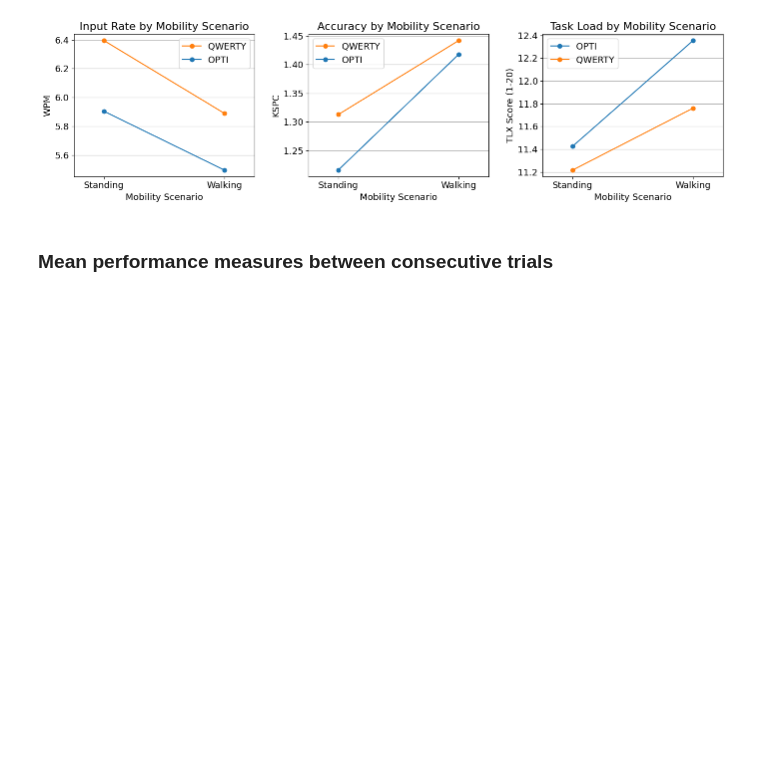
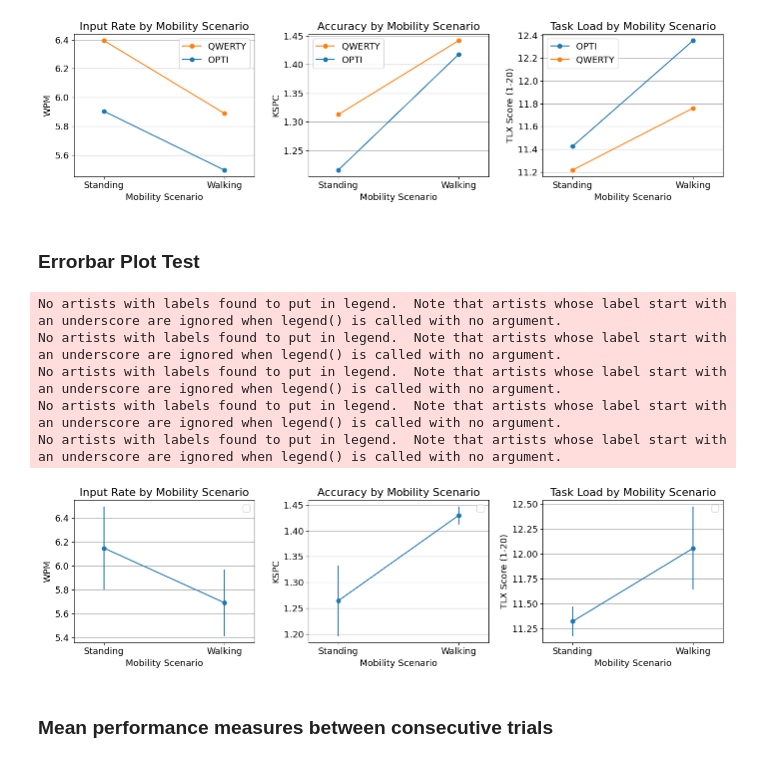
Before and after one commit to bromanoff/TipTopTyping, a Jupyter notebook: analysis/plots/plots.ipynb, the cells around one changed output. Cells and saved outputs as stored; diff of their text form; code cells hidden in the pictures; blank space fills up the shorter version.

```diff
--- a/analysis/plots/plots.ipynb
+++ b/analysis/plots/plots.ipynb
@@ -174,6 +174,47 @@ plt.subplots_adjust(wspace=0.3)
 plt.show()
 # %% [output]
 [figure]
+# %% [markdown]
+### Errorbar Plot Test
+# %%
+fig, axes = plt.subplots(nrows=1, ncols=3, figsize=(14, 4))
+
+# Iterate through each value item ('WPM', 'KSPC', 'TLXw')
+for i, value_item in enumerate(['WPM', 'KSPC', 'TLXw']):
+    # Plot lines for each Layout
+    axes[i].errorbar(mobile_pivot.index, mobile_pivot[value_item].mean(axis=1), yerr=mobile_pivot[value_item].std(axis=1), marker='o', linestyle='-')
+
+    axes[i].set_title(f'{title_keywords[i]} by Mobility Scenario')
+    axes[i].set_xlabel('Mobility Scenario')
+    axes[i].set_ylabel(value_item)
+
+    x_values = range(len(mobile_pivot.index))
+    x_labels = mobile_pivot.index
+    axes[i].set_xticks(x_values)
+    axes[i].set_xticklabels(x_labels)  # Adjust rotation for better visibility
+
+    axes[i].grid(axis='y')
+
+    axes[i].set_xlim(x_values[0] - 0.25, x_values[-1] + 0.25)
+
+    axes[i].legend(title=None)
+
+# Adjustments
+axes[0].legend(reverse=True)
+axes[1].legend(reverse=True)
+axes[2].set_ylabel("TLX Score (1-20)")
+plt.tight_layout()
+plt.subplots_adjust(wspace=0.3)
+
+# Show the plot
+plt.show()
+# %% [output]
+No artists with labels found to put in legend.  Note that artists whose label start with an underscore are ignored when legend() is called with no argument.
+No artists with labels found to put in legend.  Note that artists whose label start with an underscore are ignored when legend() is called with no argument.
+No artists with labels found to put in legend.  Note that artists whose label start with an underscore are ignored when legend() is called with no argument.
+No artists with labels found to put in legend.  Note that artists whose label start with an underscore are ignored when legend() is called with no argument.
+No artists with labels found to put in legend.  Note that artists whose label start with an underscore are ignored when legend() is called with no argument.
+[figure, added]
 # %% [markdown]
 ### Mean performance measures between consecutive trials
 # %%
```
Also changed, not shown: 5 other files.
